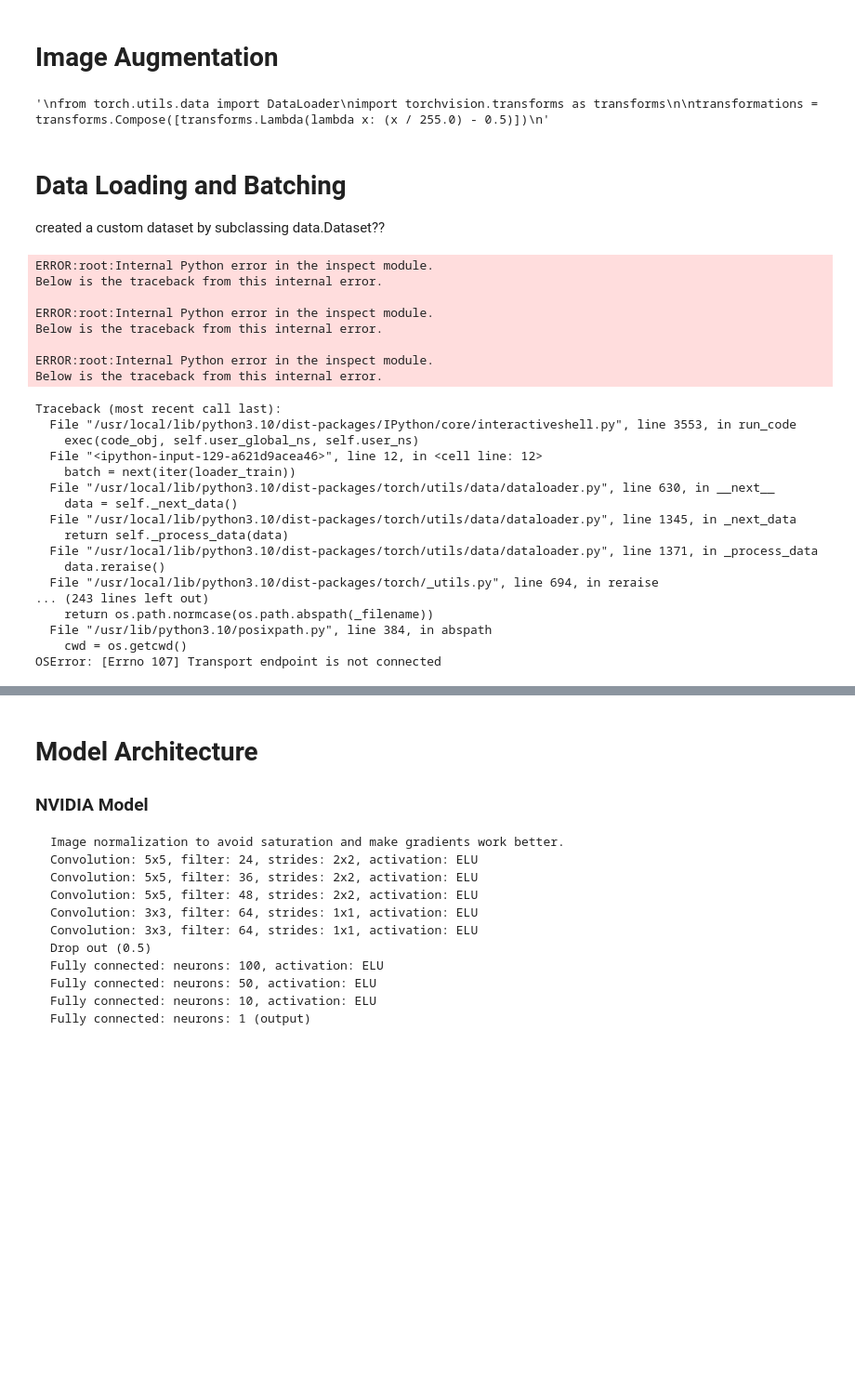
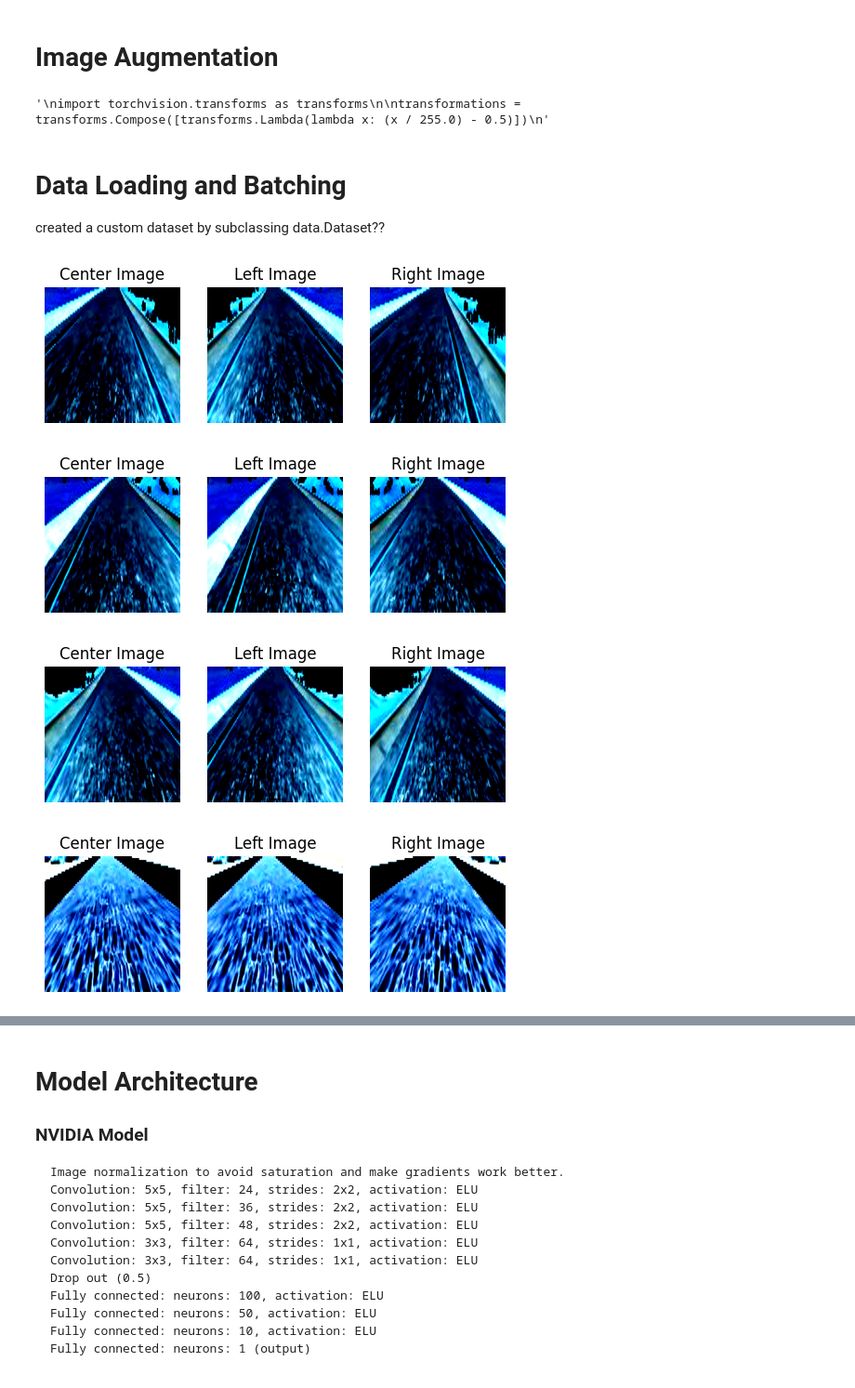
Before and after one commit to No1Talent/DLSelfDrivingCars, a Jupyter notebook: Self_Driving_Car.ipynb, the cells around one changed output, grey strips where cells are left out. Shown: that part at 93% size. Saved outputs shown, nothing was run; the diff lists cells and outputs as text; code cells hidden in the pictures; blank space fills up the shorter version.

```diff
--- a/Self_Driving_Car.ipynb
+++ b/Self_Driving_Car.ipynb
@@ -156,25 +89,22 @@ from torchvision import models,transforms,datasets
 from torchvision.transforms import v2
 
 transformations = v2.Compose([
-    v2.ToImage(),  # Convert to tensor, only needed if you had a PIL image
+    v2.ToTensor(),  # Convert to tensor, only needed if you had a PIL image
     # v2.ToDtype(torch.uint8, scale=True),  # optional, most input are already uint8 at this point
-    #v2.Resize(size=(224, 224), antialias=True), # v2.RandomResizedCrop(size=(224, 224), antialias=True)
+    v2.Resize(size=(200,66), antialias=True), # v2.RandomResizedCrop(size=(224, 224), antialias=True)
     v2.RandomHorizontalFlip(p=0.5),
     v2.ToDtype(torch.float32, scale=True),  # Normalize expects float input
-    #v2.Normalize(mean=[0.485, 0.456, 0.406], std=[0.229, 0.224, 0.225]),
-    transforms.Lambda(lambda x: (x / 255.0) - 0.5)
+    v2.Normalize(mean=[0.485, 0.456, 0.406], std=[0.229, 0.224, 0.225]),
 ])
-
 # antialias=True to smooth the edges of images or graphics to reduce aliasing artifacts, such as jagged edges or flickering
 
+
 '''
-from torch.utils.data import DataLoader
 import torchvision.transforms as transforms
-
 transformations = transforms.Compose([transforms.Lambda(lambda x: (x / 255.0) - 0.5)])
 '''
 # %% [output]
-'\nfrom torch.utils.data import DataLoader\nimport torchvision.transforms as transforms\n\ntransformations = transforms.Compose([transforms.Lambda(lambda x: (x / 255.0) - 0.5)])\n'
+'\nimport torchvision.transforms as transforms\n\ntransformations = transforms.Compose([transforms.Lambda(lambda x: (x / 255.0) - 0.5)])\n'
 # %% [markdown]
 # Data Loading and Batching
 created a custom dataset by subclassing data.Dataset??
@@ -211,48 +145,31 @@ loader_valid = data.DataLoader(dset_valid, batch_size=64, shuffle=False, num_wor
 # %%
 import matplotlib.pyplot as plt
 import numpy as np
 
-def imshow(img,title=None):
-    img = np.transpose(img.numpy(), (1, 2, 0))
-    plt.imshow(img)
-    plt.show()
-    if title is not None:
-        plt.title(title)
-
-
-batch = next(iter(loader_train))
-
-(center_images, center_labels), (left_images, left_labels), (right_images, right_labels) = batch
+# Define a function to display images
+def imshow(img, title):
+    img = np.clip(img, 0, 1)
+    plt.imshow(np.transpose(img, (1, 2, 0)))
+    plt.title(title)
+    plt.axis('off')
 
 # Visualize the batch of images
 for i in range(len(center_images)-60):
-    print(f"Center Image {i+1}")
-    imshow(center_images[i], "Center Camera")
+    # Display Center Image
+    plt.subplot(1, 3, 1)
+    imshow(center_images[i], title="Center Image")
 
-    # Similarly, you can visualize left_images and right_images if needed
+    # Display Left Image
+    plt.subplot(1, 3, 2)
+    imshow(left_images[i], title="Left Image")
+
+    # Display Right Image
+    plt.subplot(1, 3, 3)
+    imshow(right_images[i], title="Right Image")
+
+    plt.show()
 # %% [output]
-ERROR:root:Internal Python error in the inspect module.
-Below is the traceback from this internal error.
-
-ERROR:root:Internal Python error in the inspect module.
-Below is the traceback from this internal error.
-
-ERROR:root:Internal Python error in the inspect module.
-Below is the traceback from this internal error.
-Traceback (most recent call last):
-  File "/usr/local/lib/python3.10/dist-packages/IPython/core/interactiveshell.py", line 3553, in run_code
-    exec(code_obj, self.user_global_ns, self.user_ns)
-  File "<ipython-input-129-a621d9acea46>", line 12, in <cell line: 12>
-    batch = next(iter(loader_train))
-  File "/usr/local/lib/python3.10/dist-packages/torch/utils/data/dataloader.py", line 630, in __next__
-    data = self._next_data()
-  File "/usr/local/lib/python3.10/dist-packages/torch/utils/data/dataloader.py", line 1345, in _next_data
-    return self._process_data(data)
-  File "/usr/local/lib/python3.10/dist-packages/torch/utils/data/dataloader.py", line 1371, in _process_data
-    data.reraise()
-  File "/usr/local/lib/python3.10/dist-packages/torch/_utils.py", line 694, in reraise
-... (243 lines left out)
-    return os.path.normcase(os.path.abspath(_filename))
-  File "/usr/lib/python3.10/posixpath.py", line 384, in abspath
-    cwd = os.getcwd()
-OSError: [Errno 107] Transport endpoint is not connected
+[figure, added]
+[figure, added]
+[figure, added]
+[figure, added]
```
Also changed, not shown: parts of 21 cells of this notebook.
